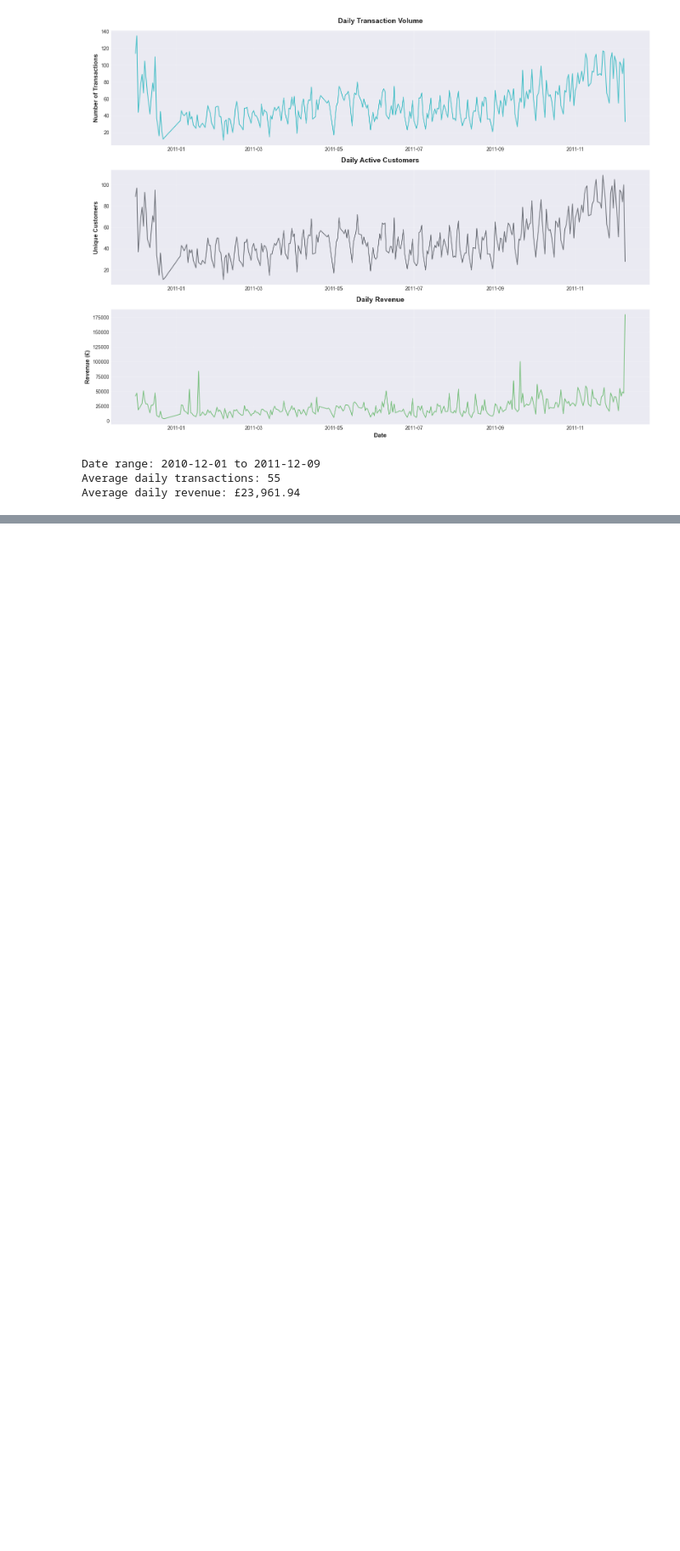
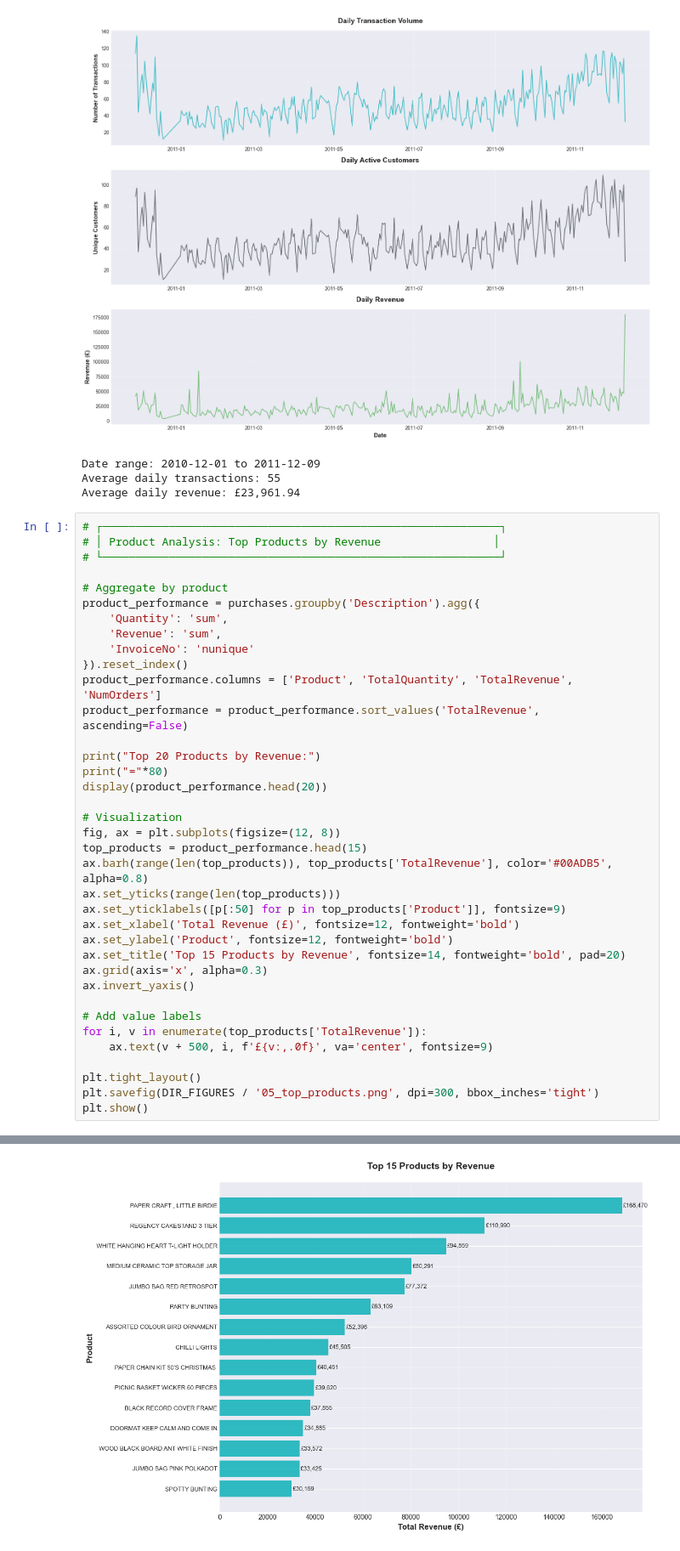
Before and after one commit to HarpinderC/ML-Business-Intelligence, a Jupyter notebook: customer-retention-analysis/notebooks/01_data_exploration.ipynb, the cells around one changed output, grey strips where cells are left out. Shown at 85% size. Drawn from its saved outputs; the diff is of its cells as text; blank space fills up the shorter version.

```diff
--- a/customer-retention-analysis/notebooks/01_data_exploration.ipynb
+++ b/customer-retention-analysis/notebooks/01_data_exploration.ipynb
@@ -574,3 +574,41 @@ print(f"Average daily revenue: £{daily_transactions['Revenue'].mean():,.2f}")
 Date range: 2010-12-01 to 2011-12-09
 Average daily transactions: 55
 Average daily revenue: £23,961.94
+# %%
+# ┌────────────────────────────────────────────────────────────┐
+# │ Product Analysis: Top Products by Revenue                 │
+# └────────────────────────────────────────────────────────────┘
+
+# Aggregate by product
+product_performance = purchases.groupby('Description').agg({
+    'Quantity': 'sum',
+    'Revenue': 'sum',
+    'InvoiceNo': 'nunique'
+}).reset_index()
+product_performance.columns = ['Product', 'TotalQuantity', 'TotalRevenue', 'NumOrders']
+product_performance = product_performance.sort_values('TotalRevenue', ascending=False)
+
+print("Top 20 Products by Revenue:")
+print("="*80)
+display(product_performance.head(20))
+
+# Visualization
+fig, ax = plt.subplots(figsize=(12, 8))
+top_products = product_performance.head(15)
+ax.barh(range(len(top_products)), top_products['TotalRevenue'], color='#00ADB5', alpha=0.8)
+ax.set_yticks(range(len(top_products)))
+ax.set_yticklabels([p[:50] for p in top_products['Product']], fontsize=9)
+ax.set_xlabel('Total Revenue (£)', fontsize=12, fontweight='bold')
+ax.set_ylabel('Product', fontsize=12, fontweight='bold')
+ax.set_title('Top 15 Products by Revenue', fontsize=14, fontweight='bold', pad=20)
+ax.grid(axis='x', alpha=0.3)
+ax.invert_yaxis()
+
+# Add value labels
+for i, v in enumerate(top_products['TotalRevenue']):
+    ax.text(v + 500, i, f'£{v:,.0f}', va='center', fontsize=9)
+
+plt.tight_layout()
+plt.savefig(DIR_FIGURES / '05_top_products.png', dpi=300, bbox_inches='tight')
+plt.show()
+# %% [output]
@@ -576,0 +634 @@ Average daily revenue: £23,961.94
+[figure, added]
```
Also changed, not shown: parts of 10 cells of this notebook, 1 other file.
